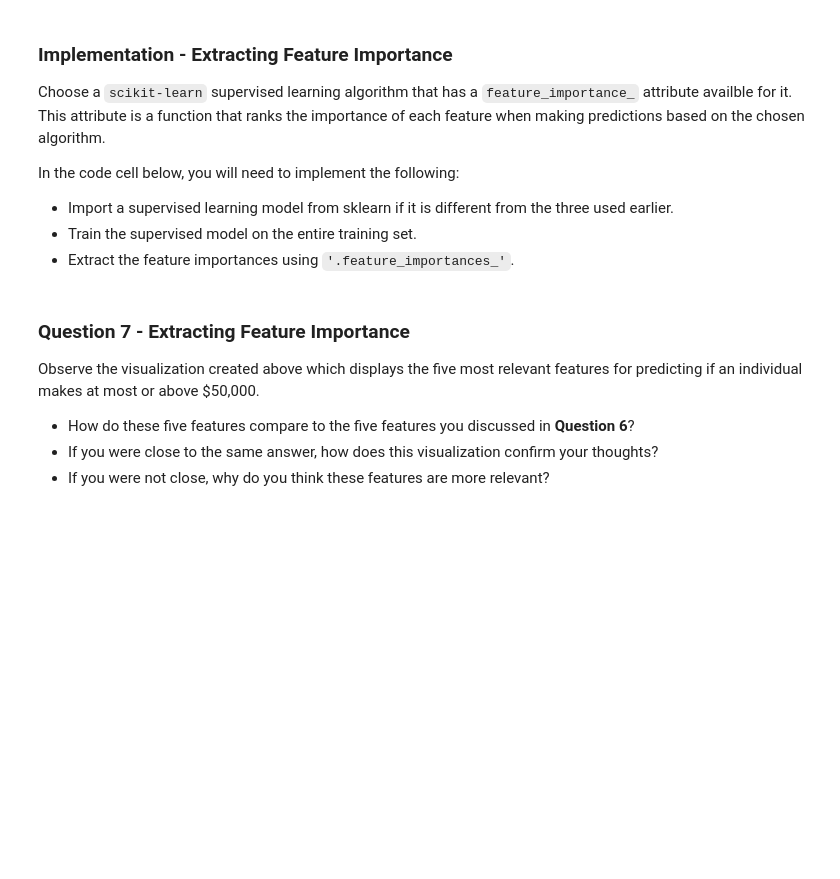
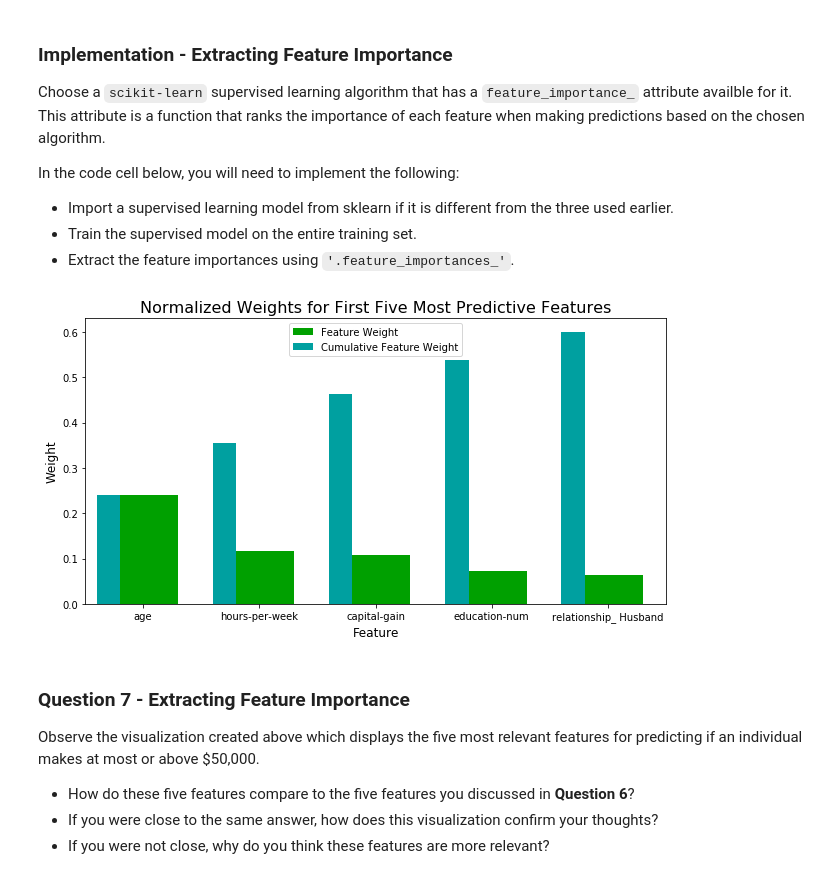
Before and after one commit to faberfred/Udacity_Machine_Learning_Engineer_Nanodegree_Program, a Jupyter notebook: projects/finding_donors/finding_donors.ipynb, the cells around one changed output. Cells and saved outputs as stored; diff of their text form; code cells hidden in the pictures; blank space fills up the shorter version.

```diff
--- a/projects/finding_donors/finding_donors.ipynb
+++ b/projects/finding_donors/finding_donors.ipynb
@@ -667,16 +672,19 @@ In the code cell below, you will need to implement the following:
  - Extract the feature importances using `'.feature_importances_'`.
 # %%
 # TODO: Import a supervised learning model that has 'feature_importances_'
-
+from sklearn.ensemble import RandomForestClassifier
 
 # TODO: Train the supervised model on the training set using .fit(X_train, y_train)
-model = None
+model = RandomForestClassifier()
+model.fit(X_train, y_train)
 
 # TODO: Extract the feature importances using .feature_importances_
-importances = None
+importances = model.feature_importances_
 
 # Plot
 vs.feature_plot(importances, X_train, y_train)
+# %% [output]
+[figure, added]
 # %% [markdown]
 ### Question 7 - Extracting Feature Importance
 
```
Also changed, not shown: parts of 4 cells of this notebook.
